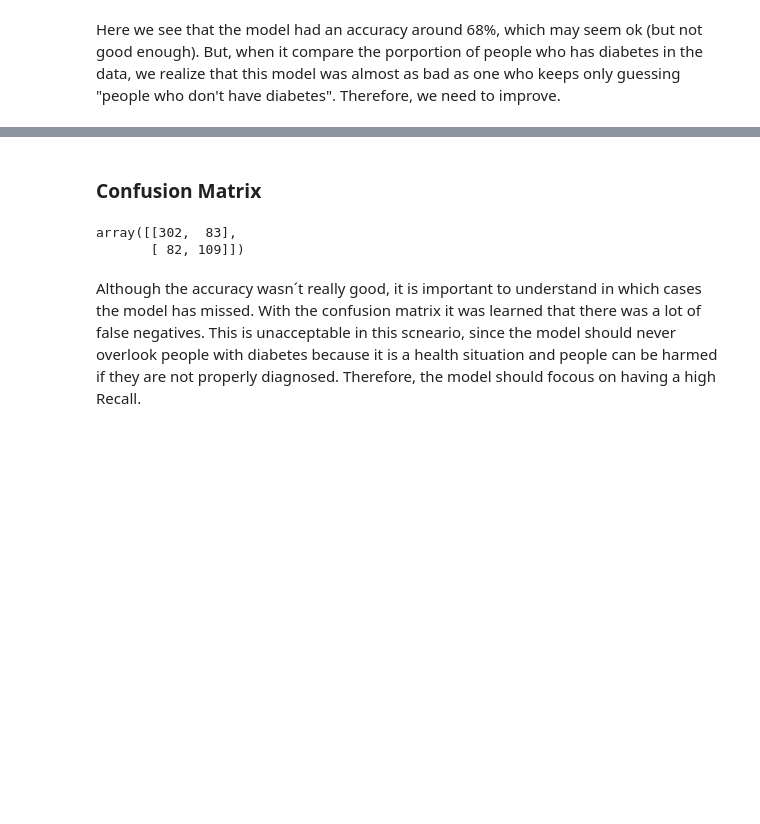
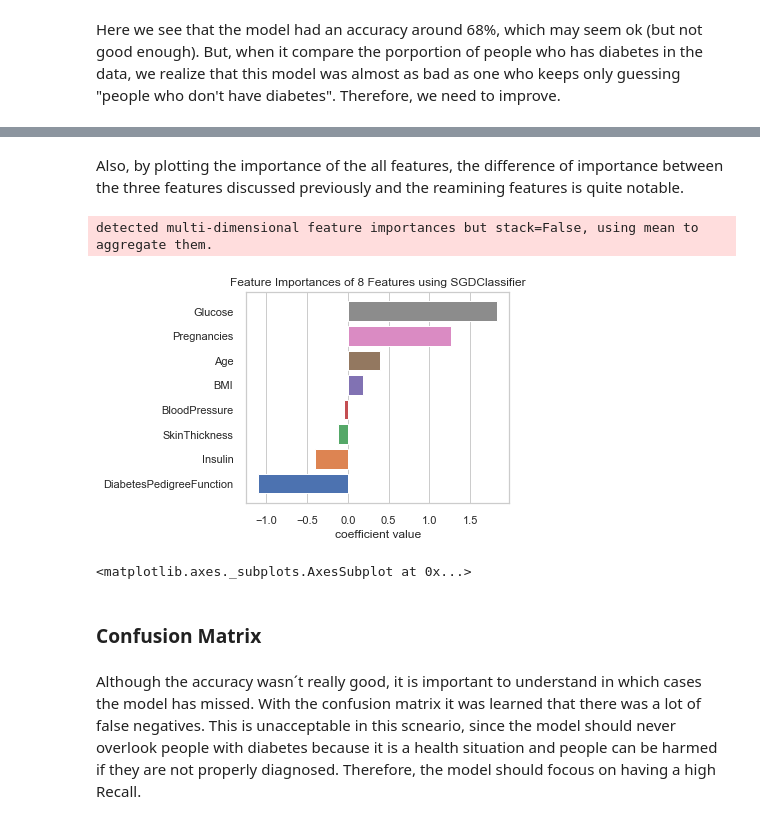
Before and after one commit to MatFreitas/diabetes-predictor, a Jupyter notebook: Projeto .ipynb, the cells around one changed output, grey strips where cells are left out. Saved outputs shown, nothing was run; the diff lists cells and outputs as text; code cells hidden in the pictures; blank space fills up the shorter version.

```diff
--- a/Projeto .ipynb
+++ b/Projeto .ipynb
@@ -297,15 +368,15 @@ Here we see that the model had an accuracy around 68%, which may seem ok (but no
+# %% [markdown]
+Also, by plotting the importance of the all features, the difference of importance between the three features discussed previously and the reamining features is quite notable.
+# %%
+viz = FeatureImportances(sgd_clf, relative=False)
+viz.fit(diabetes_train, diabetes_labels)
+viz.show()
+# %% [output]
+detected multi-dimensional feature importances but stack=False, using mean to aggregate them.
+[figure, added]
+<matplotlib.axes._subplots.AxesSubplot at 0x...>
 # %% [markdown]
 ### Confusion Matrix
-# %%
-from sklearn.metrics import confusion_matrix
-
-sgd_clf.fit(diabetes_train, diabetes_labels)
-y_train_pred = sgd_clf.predict(diabetes_train)
-mat = confusion_matrix(diabetes_labels, y_train_pred)
-mat
-# %% [output]
-array([[302,  83],
-       [ 82, 109]])
 # %% [markdown]
 Although the accuracy wasn´t really good, it is important to understand in which cases the model has missed. With the confusion matrix it was learned that there was a lot of false negatives. This is unacceptable in this scneario, since the model should never overlook people with diabetes because it is a health situation and people can be harmed if they are not properly diagnosed. Therefore, the model should focous on having a high Recall.
 # %%
```
Also changed, not shown: parts of 69 cells of this notebook.
